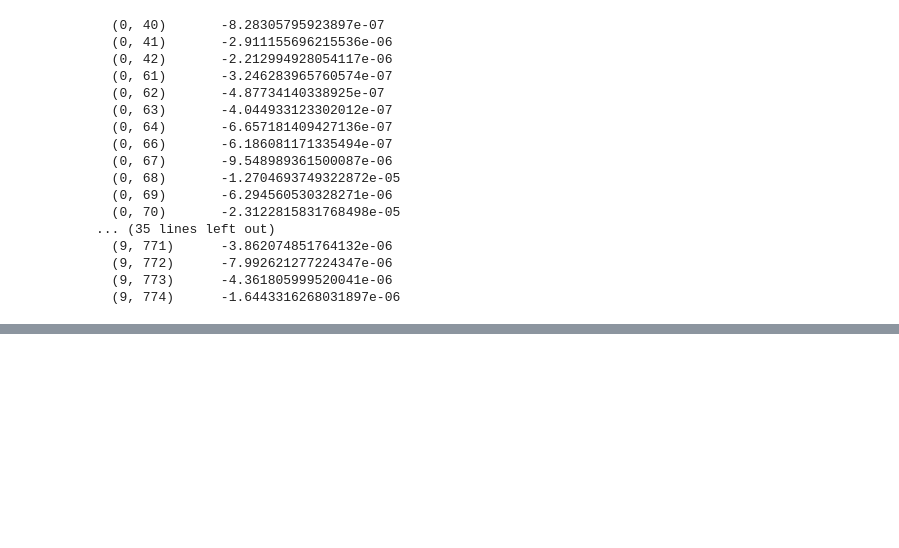
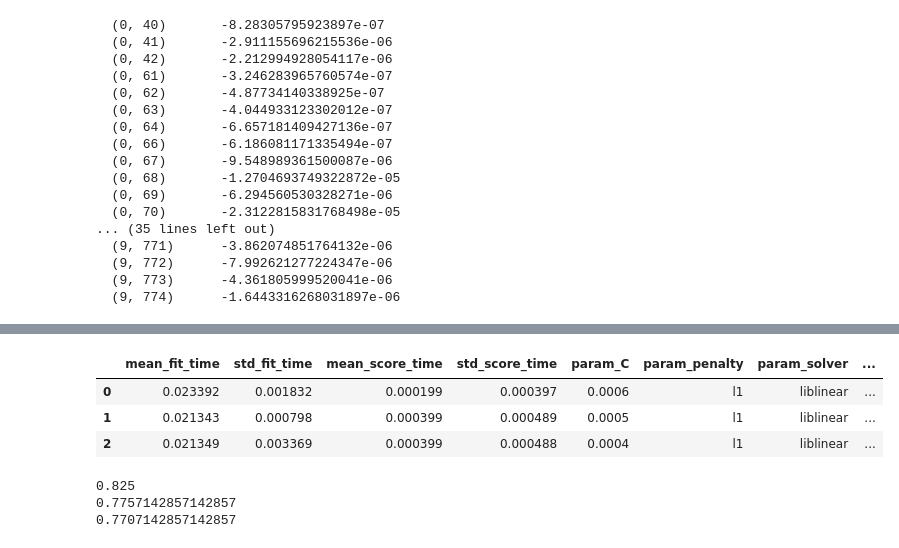
Before and after one commit to Varumithu/python-notebooks-ml, a Jupyter notebook: Task 3 MISHA/logit l1 vs l2.ipynb, the cells around one changed output, grey strips where cells are left out. Drawn from its saved outputs; the diff is of its cells as text; code cells hidden in the pictures; blank space fills up the shorter version.

```diff
--- a/Task 3 MISHA/logit l1 vs l2.ipynb
+++ b/Task 3 MISHA/logit l1 vs l2.ipynb
@@ -155,0 +236,3 @@ print(chosen_l2.coef_)
+# %%
+sorted_sums = np.argsort(-abs(sums))
+sorted_sums
@@ -155,0 +261,3 @@ print(chosen_l2.coef_)
+# %%
+useful_indices = sorted_sums[0:80:1]
+useful_indices
@@ -155,0 +272,2 @@ print(chosen_l2.coef_)
+# %%
+X_hardcut = X[:, useful_indices]
@@ -155,0 +286,4 @@ print(chosen_l2.coef_)
+# %%
+X_train, X_test, Y_train, Y_test = train_test_split(X_hardcut, Y, test_size=0.5, random_state=1998)
+print(len(X_train), len(Y_train), len(X_test))
+print(len(X_train[0]))
@@ -155,0 +332,27 @@ print(chosen_l2.coef_)
+# %%
+logit = sklearn.linear_model.LogisticRegression(penalty='l2', dual=False, tol=0.0001, C=1.0, fit_intercept=True,
+                                                intercept_scaling=1, class_weight=None, random_state=1998,
+                                                solver='lbfgs', max_iter=100, multi_class='auto',
+                                                verbose=0, warm_start=False, n_jobs=None, l1_ratio=None)
+params = {
+            'solver': ['liblinear'],
+            'penalty': ['l1'],
+            'C': [6e-4, 5e-4, 4e-4]
+         }
+l1_logregcv = sklearn.model_selection.GridSearchCV(logit, params, scoring=None, n_jobs=None,
+                                                iid='deprecated', refit=True, cv=None, verbose=0,
+                                                pre_dispatch='2*n_jobs', return_train_score=False)
+
+l1_logregcv.fit(X_train[:1000], Y_train[:1000])
+display(pd.DataFrame(l1_logregcv.cv_results_).sort_values('rank_test_score').head())
+print(l1_logregcv.score(X_train[0:1000], Y_train[0:1000]))
+print(l1_logregcv.score(X_train, Y_train))
+print(l1_logregcv.score(X_test, Y_test))
+# %% [output]
+|  | mean_fit_time | std_fit_time | mean_score_time | std_score_time | param_C | param_penalty | param_solver | ... |
+| 0 | 0.023392 | 0.001832 | 0.000199 | 0.000397 | 0.0006 | l1 | liblinear | ... |
+| 1 | 0.021343 | 0.000798 | 0.000399 | 0.000489 | 0.0005 | l1 | liblinear | ... |
+| 2 | 0.021349 | 0.003369 | 0.000399 | 0.000488 | 0.0004 | l1 | liblinear | ... |
+0.825
+0.7757142857142857
+0.7707142857142857
```
Also changed, not shown: parts of 17 cells of this notebook, 11 other files.
